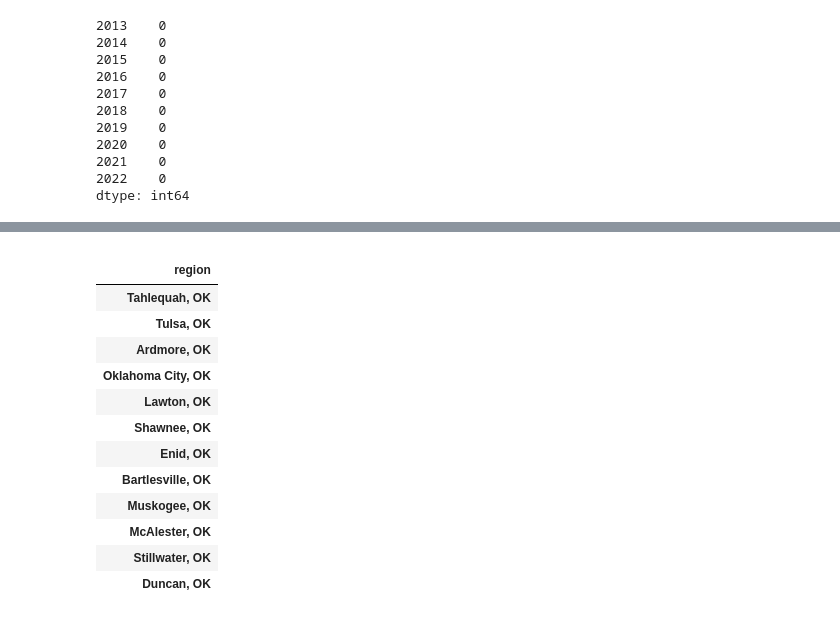
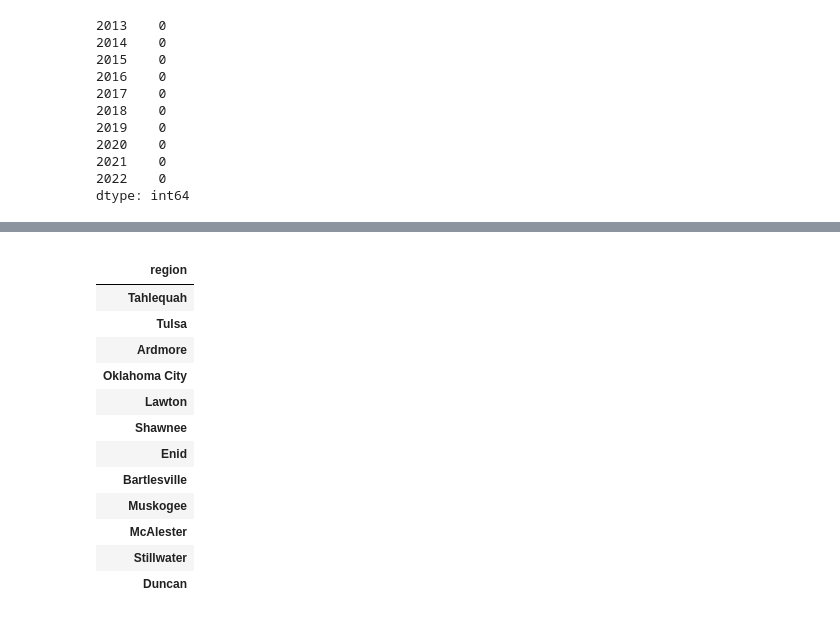
Before and after one commit to ramkumarpj/project-one, a Jupyter notebook: code/HomeSales_InterestRate_Analysis.ipynb, the cells around one changed output, grey strips where cells are left out. Saved outputs shown, nothing was run; the diff lists cells and outputs as text; code cells hidden in the pictures.

```diff
--- a/code/HomeSales_InterestRate_Analysis.ipynb
+++ b/code/HomeSales_InterestRate_Analysis.ipynb
@@ -173,3 +172,6 @@ dfValue.head()
 | 402 | SSAM | 394564 | 2022-06-30 | 153667.0 | metro | Elk City, OK | OK |
 | 403 | SSAM | 394564 | 2022-05-31 | 160000.0 | metro | Elk City, OK | OK |
 | 404 | SSAM | 394564 | 2023-02-28 | 162125.0 | metro | Elk City, OK | OK |
+# %%
+dfValue['region']=dfValue['region'].str.split(',',n=1,expand=True)[0].str.strip(' ')
+dfValue.head()
@@ -376,26 +384,26 @@ median_sales_by_metro
 # %%
-median_sales_diff_by_zip = pd.DataFrame(median_sales_by_metro.index)
+median_sales_diff_by_metro = pd.DataFrame(median_sales_by_metro.index)
 
-median_sales_diff_by_zip = median_sales_diff_by_zip.rename(columns= {0 : 'region'})
+median_sales_diff_by_metro = median_sales_diff_by_metro.rename(columns= {0 : 'region'})
 
-median_sales_diff_by_zip = median_sales_diff_by_zip.set_index('region')
+median_sales_diff_by_metro = median_sales_diff_by_metro.set_index('region')
 
-median_sales_diff_by_zip
+median_sales_diff_by_metro
 # %% [output]
 |  |
 | region |
-| Tahlequah, OK |
-| Tulsa, OK |
-| Ardmore, OK |
-| Oklahoma City, OK |
-| Lawton, OK |
-| Shawnee, OK |
-| Enid, OK |
-| Bartlesville, OK |
-| Muskogee, OK |
-| McAlester, OK |
-| Stillwater, OK |
-| Duncan, OK |
+| Tahlequah |
+| Tulsa |
+| Ardmore |
+| Oklahoma City |
+| Lawton |
+| Shawnee |
+| Enid |
+| Bartlesville |
+| Muskogee |
+| McAlester |
+| Stillwater |
+| Duncan |
 # %%
 start_year = 2014
 end_year = 2023
```
Also changed, not shown: parts of 22 cells of this notebook.
